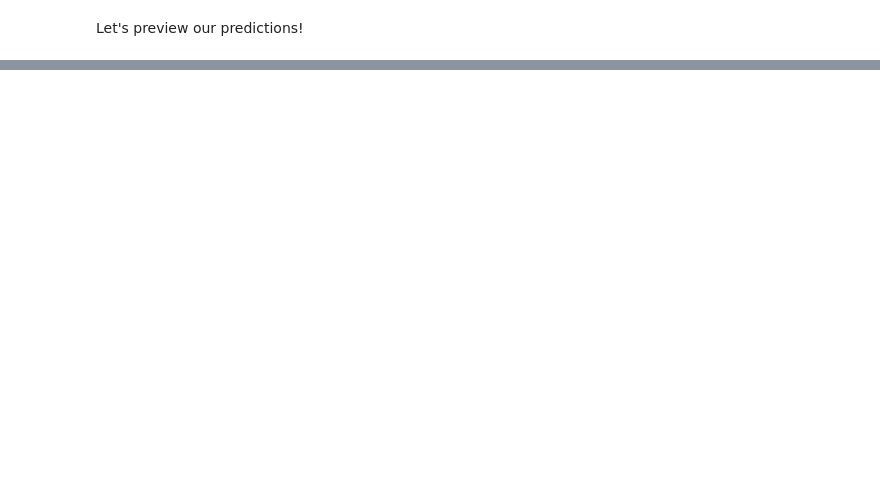
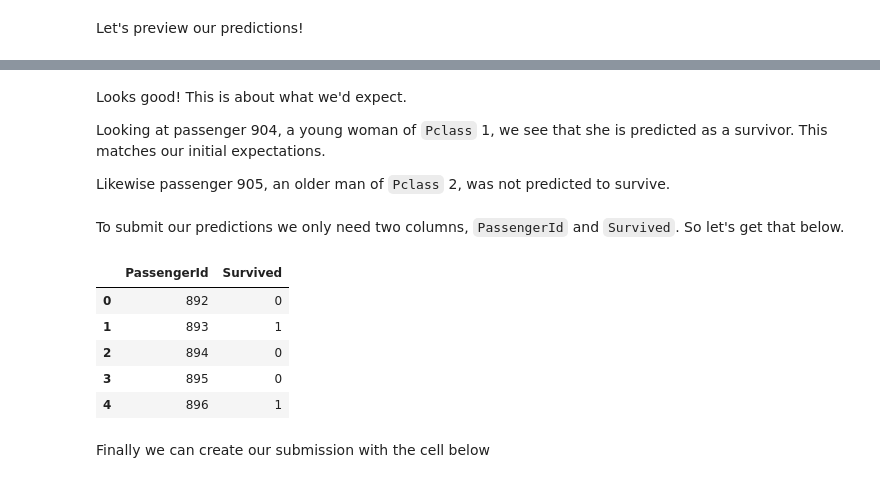
Before and after one commit to typekev/kaggle-titanic, a Jupyter notebook: Kaggle Titanic.ipynb, the cells around one changed output, grey strips where cells are left out. Drawn from its saved outputs; the diff is of its cells as text; code cells hidden in the pictures; blank space fills up the shorter version.

```diff
--- a/Kaggle Titanic.ipynb
+++ b/Kaggle Titanic.ipynb
@@ -597,0 +745,20 @@ test_prediction_df.head()
+# %% [markdown]
+Looks good! This is about what we'd expect.
+
+Looking at passenger 904, a young woman of `Pclass` 1, we see that she is predicted as a survivor. This matches our initial expectations.
+
+Likewise passenger 905, an older man of `Pclass` 2, was not predicted to survive.
+# %% [markdown]
+To submit our predictions we only need two columns, `PassengerId` and `Survived`. So let's get that below.
+# %%
+submission_df = test_prediction_df[["PassengerId", "Survived"]]
+submission_df.head()
+# %% [output]
+|  | PassengerId | Survived |
+| 0 | 892 | 0 |
+| 1 | 893 | 1 |
+| 2 | 894 | 0 |
+| 3 | 895 | 0 |
+| 4 | 896 | 1 |
+# %% [markdown]
+Finally we can create our submission with the cell below
```
Also changed, not shown: parts of 27 cells of this notebook, 7 other files.
